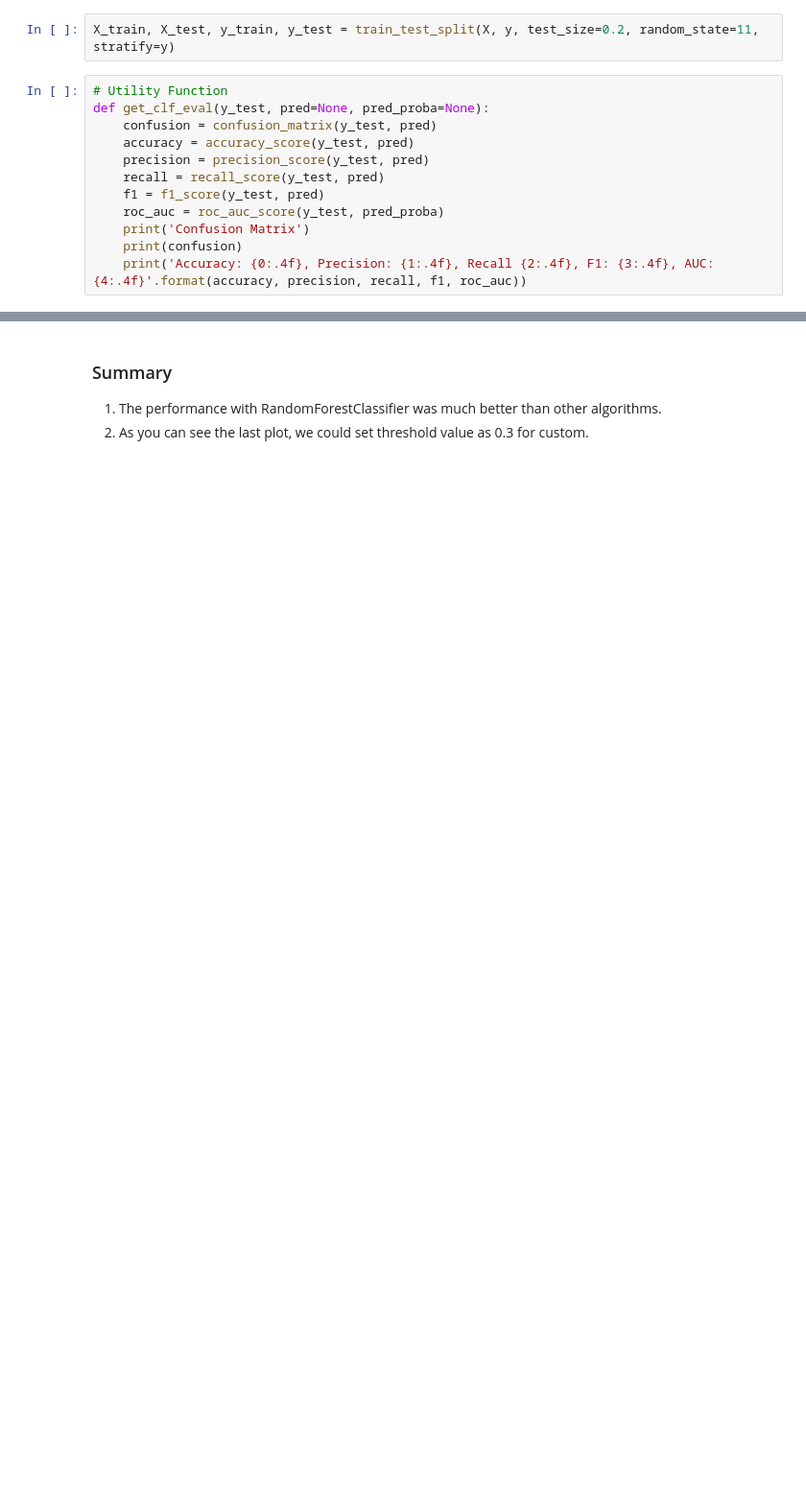
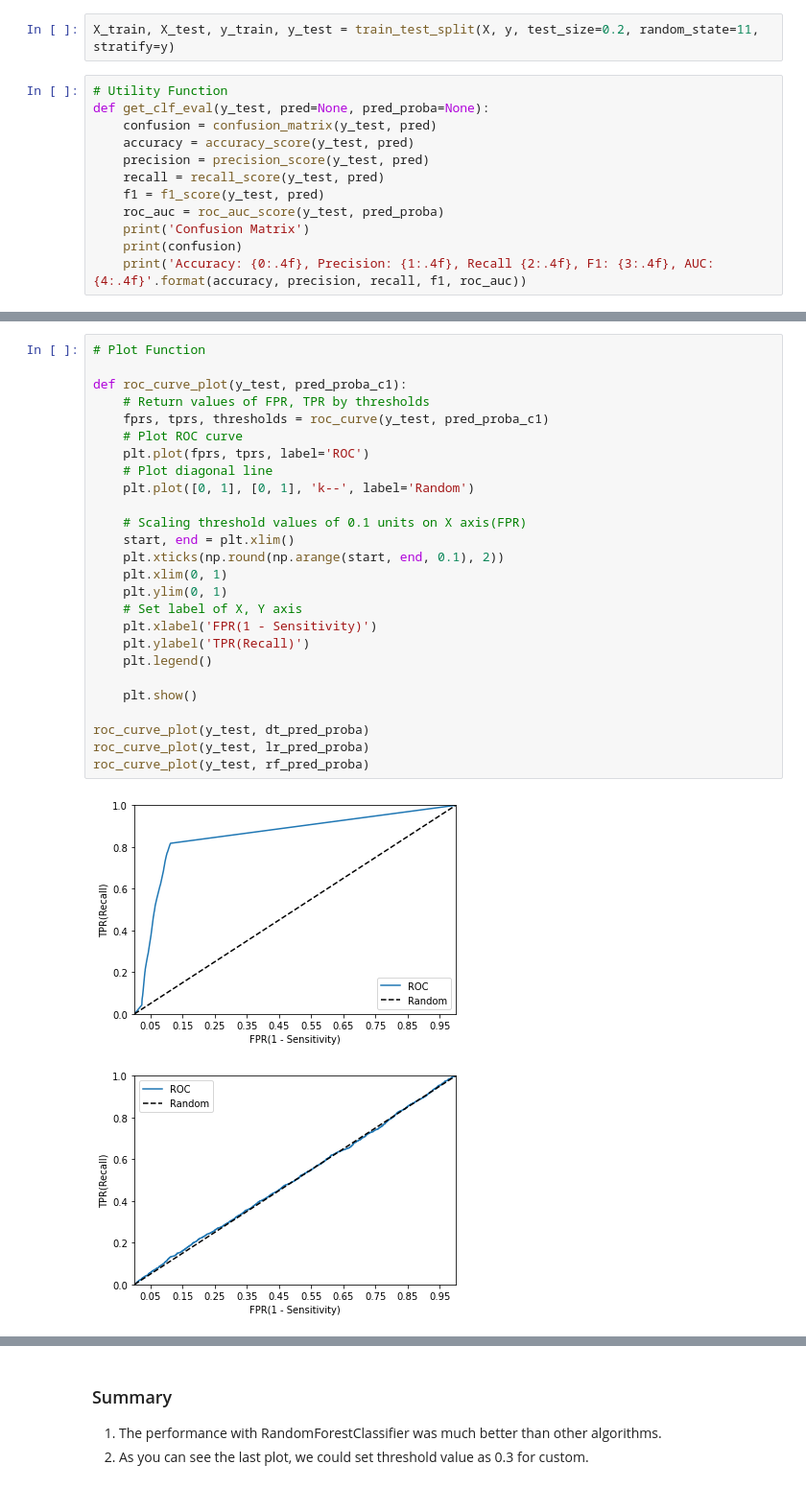
Before and after one commit to escortKwon/IndividualProjects_for_Portfolio, a Jupyter notebook: Loan Prediction/LoanPrediction.ipynb, the cells around one changed output, grey strips where cells are left out. Shown: that part at 96% size. Drawn from its saved outputs; the diff is of its cells as text; blank space fills up the shorter version.

```diff
--- a/Loan Prediction/LoanPrediction.ipynb
+++ b/Loan Prediction/LoanPrediction.ipynb
@@ -122,0 +216,29 @@ precision_recall_curve_plot(y_test, rf_pred_proba)
+# %%
+# Plot Function
+
+def roc_curve_plot(y_test, pred_proba_c1):
+    # Return values of FPR, TPR by thresholds
+    fprs, tprs, thresholds = roc_curve(y_test, pred_proba_c1)
+    # Plot ROC curve
+    plt.plot(fprs, tprs, label='ROC')
+    # Plot diagonal line
+    plt.plot([0, 1], [0, 1], 'k--', label='Random')
+
+    # Scaling threshold values of 0.1 units on X axis(FPR)
+    start, end = plt.xlim()
+    plt.xticks(np.round(np.arange(start, end, 0.1), 2))
+    plt.xlim(0, 1)
+    plt.ylim(0, 1)
+    # Set label of X, Y axis
+    plt.xlabel('FPR(1 - Sensitivity)')
+    plt.ylabel('TPR(Recall)')
+    plt.legend()
+
+    plt.show()
+
+roc_curve_plot(y_test, dt_pred_proba)
+roc_curve_plot(y_test, lr_pred_proba)
+roc_curve_plot(y_test, rf_pred_proba)
+# %% [output]
+[figure, added]
+[figure, added]
```
Also changed, not shown: parts of 26 cells of this notebook.
